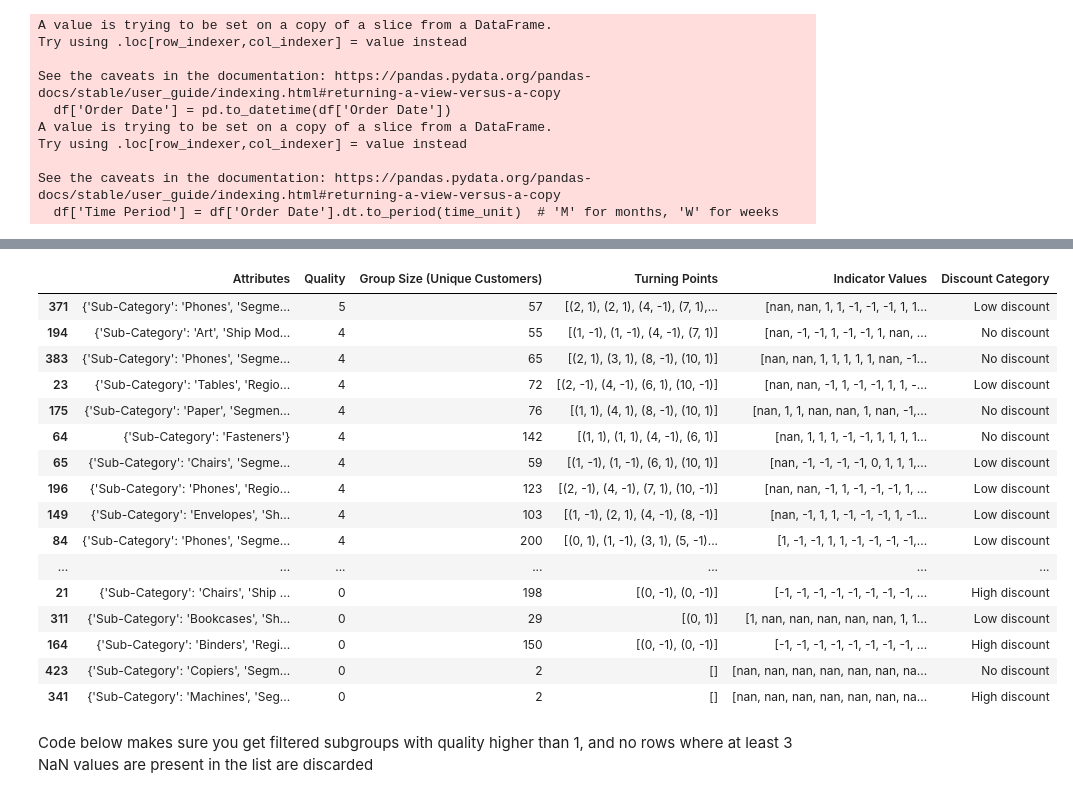
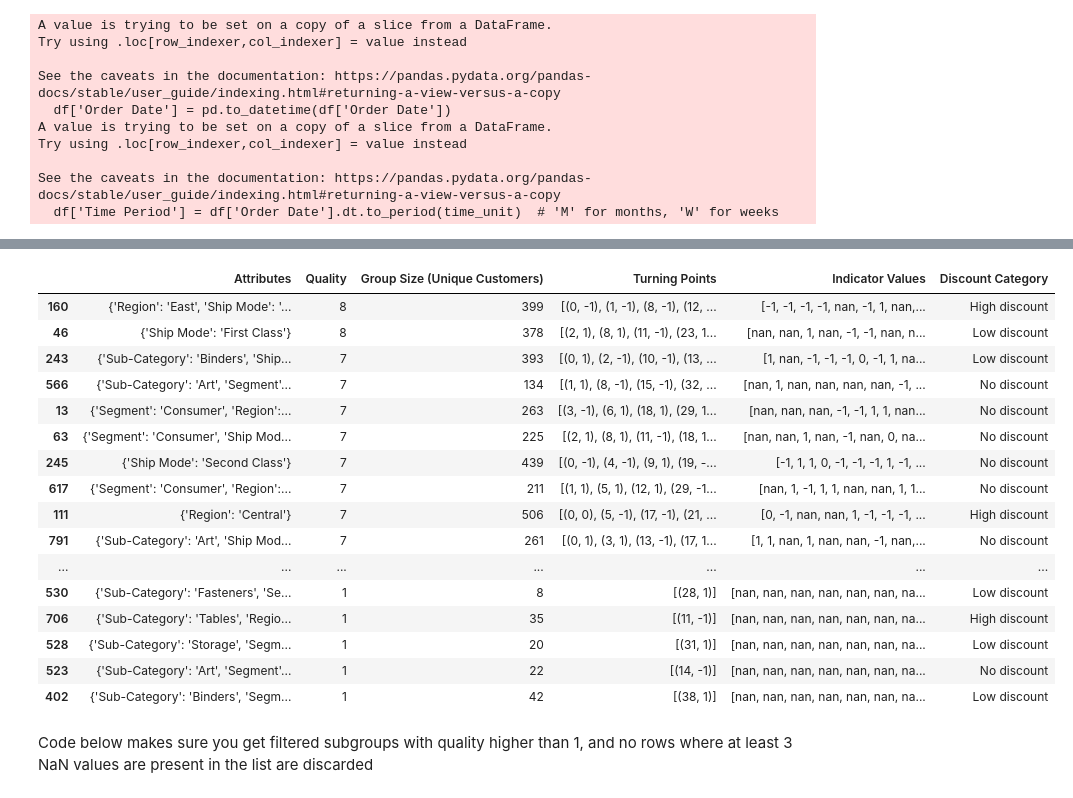
Before and after one commit to mauritzvanlingen/RTiDM-groep-2, a Jupyter notebook: subgroup_discovery.ipynb, the cells around one changed output, grey strips where cells are left out. Drawn from its saved outputs; the diff is of its cells as text; code cells hidden in the pictures.

```diff
--- a/subgroup_discovery.ipynb
+++ b/subgroup_discovery.ipynb
@@ -52,9 +52,20 @@ train_data = df[df['Order Date'] <= cutoff_date]
 # Test dataset: all data with the order date after 31 December 2016
 test_data = df[df['Order Date'] > cutoff_date]
 
+# Apply medium exponential smoothing to reduce the impact of outliers (on 'Profit' and 'Sales' columns)
+def apply_exponential_smoothing(data, alpha=0.01):
+    # Apply exponential smoothing to 'Profit' and 'Sales'
+    data['Profit'] = data['Profit'].ewm(alpha=alpha).mean()
+    data['Sales'] = data['Sales'].ewm(alpha=alpha).mean()
+    return data
+
+# Apply smoothing to both train and test datasets
+train_data = apply_exponential_smoothing(train_data)
+test_data = apply_exponential_smoothing(test_data)
+
 # Display the first few rows of the training dataset and the discount categories
-print("Training Data")
-print(train_data.shape)
+print("Training Data (After Exponential Smoothing)")
+print(train_data.head())
 
 # Plot the distribution of discount categories in the training data
 def plot_discount_category_distribution(df):
@@ -100,6 +111,6 @@ def plot_week_distribution(df):
 plot_month_distribution(train_data)
 plot_week_distribution(train_data)
 
-print("Training Data")
+print("Training Data (After Exponential Smoothing)")
 print(train_data.shape)
 # %% [output]
@@ -115,8 +151,8 @@ import pandas as pd
 import matplotlib.pyplot as plt
 
 # Extract the year-week format from 'Order Date' to group by week
-train_data['Year-Week'] = train_data['Order Date'].dt.to_period('M')
-test_data['Year-Week'] = test_data['Order Date'].dt.to_period('M')
+train_data['Year-Week'] = train_data['Order Date'].dt.to_period('W')
+test_data['Year-Week'] = test_data['Order Date'].dt.to_period('W')
 print(train_data.shape)
 # Group by 'Year-Week' and calculate the average sales per week for both datasets
 avg_sales_per_week_train = train_data.groupby('Year-Week')['Sales'].mean()
@@ -244,7 +280,7 @@ def discover_subgroups(df, attributes, k=5):
 
 # Example: Subgroup discovery based on 'Sub-Category', 'Segment', 'Region', and 'Ship Mode'
 attributes = ['Sub-Category', 'Segment', 'Region', 'Ship Mode']  # Variables for subgroup discovery
-best_subgroups_train = discover_subgroups(train_data, attributes, k=500)
+best_subgroups_train = discover_subgroups(train_data, attributes, k=900)
 
 # Convert the list of dictionaries (best_subgroups) into a DataFrame for better visualization
 subgroup_details_df_train = pd.DataFrame(best_subgroups_train)
@@ -321,7 +357,7 @@ def detect_turning_points(indicator_series, n_min=2):
     return turning_points
 
 # Apply the indicator function to each subgroup and detect turning points
-def analyze_subgroups_with_indicator(subgroups, df, controllable_attributes, target_attribute, time_unit='M', percentage=5, n_min=2):
+def analyze_subgroups_with_indicator(subgroups, df, controllable_attributes, target_attribute, time_unit='W', percentage=5, n_min=2):
     updated_subgroups = []
 
     # Ensure "Order Date" is in datetime format
@@ -414,9 +450,9 @@ subgroups = best_subgroups_train
 # Analyze the subgroups and find turning points (with consistent time periods for months)
 controllable_attributes = 'Discount Category'  # Using 'Discount Category' as the controllable attribute
 target_attribute = 'Profit'  # The target variable for the analysis
-time_unit = 'M'  # 'M' for months, 'W' for weeks
-percentage = 2  # Percentage difference threshold for turning point detection
-n_min = 2  # Minimum number of consecutive indicator values to confirm a turning point
+time_unit = 'W'  # 'M' for months, 'W' for weeks
+percentage = 3  # Percentage difference threshold for turning point detection
+n_min = 3  # Minimum number of consecutive indicator values to confirm a turning point
 
 # Analyze the subgroups and detect turning points (on a monthly or weekly basis)
 updated_subgroups = analyze_subgroups_with_indicator(subgroups, train_data, controllable_attributes, target_attribute, time_unit, percentage, n_min)
@@ -463,20 +499,20 @@ Skipping empty subgroup or reference group
 |  | Attributes | Quality | Group Size (Unique Customers) | Turning Points | Indicator Values | Discount Category |
-| 371 | {'Sub-Category': 'Phones', 'Segme... | 5 | 57 | [(2, 1), (2, 1), (4, -1), (7, 1),... | [nan, nan, 1, 1, -1, -1, -1, 1, 1... | Low discount |
-| 194 | {'Sub-Category': 'Art', 'Ship Mod... | 4 | 55 | [(1, -1), (1, -1), (4, -1), (7, 1)] | [nan, -1, -1, 1, -1, -1, 1, nan, ... | No discount |
-| 383 | {'Sub-Category': 'Phones', 'Segme... | 4 | 65 | [(2, 1), (3, 1), (8, -1), (10, 1)] | [nan, nan, 1, 1, 1, 1, 1, nan, -1... | No discount |
-| 23 | {'Sub-Category': 'Tables', 'Regio... | 4 | 72 | [(2, -1), (4, -1), (6, 1), (10, -1)] | [nan, nan, -1, 1, -1, -1, 1, 1, -... | Low discount |
-| 175 | {'Sub-Category': 'Paper', 'Segmen... | 4 | 76 | [(1, 1), (4, 1), (8, -1), (10, 1)] | [nan, 1, 1, nan, nan, 1, nan, -1,... | No discount |
-| 64 | {'Sub-Category': 'Fasteners'} | 4 | 142 | [(1, 1), (1, 1), (4, -1), (6, 1)] | [nan, 1, 1, 1, -1, -1, 1, 1, 1, 1... | No discount |
-| 65 | {'Sub-Category': 'Chairs', 'Segme... | 4 | 59 | [(1, -1), (1, -1), (6, 1), (10, 1)] | [nan, -1, -1, -1, -1, 0, 1, 1, 1,... | Low discount |
-| 196 | {'Sub-Category': 'Phones', 'Regio... | 4 | 123 | [(2, -1), (4, -1), (7, 1), (10, -1)] | [nan, nan, -1, 1, -1, -1, -1, 1, ... | Low discount |
-| 149 | {'Sub-Category': 'Envelopes', 'Sh... | 4 | 103 | [(1, -1), (2, 1), (4, -1), (8, -1)] | [nan, -1, 1, 1, -1, -1, -1, 1, -1... | Low discount |
-| 84 | {'Sub-Category': 'Phones', 'Segme... | 4 | 200 | [(0, 1), (1, -1), (3, 1), (5, -1)... | [1, -1, -1, 1, 1, -1, -1, -1, -1,... | Low discount |
+| 160 | {'Region': 'East', 'Ship Mode': '... | 8 | 399 | [(0, -1), (1, -1), (8, -1), (12, ... | [-1, -1, -1, -1, nan, -1, 1, nan,... | High discount |
+| 46 | {'Ship Mode': 'First Class'} | 8 | 378 | [(2, 1), (8, 1), (11, -1), (23, 1... | [nan, nan, 1, nan, -1, -1, nan, n... | Low discount |
+| 243 | {'Sub-Category': 'Binders', 'Ship... | 7 | 393 | [(0, 1), (2, -1), (10, -1), (13, ... | [1, nan, -1, -1, -1, 0, -1, 1, na... | Low discount |
+| 566 | {'Sub-Category': 'Art', 'Segment'... | 7 | 134 | [(1, 1), (8, -1), (15, -1), (32, ... | [nan, 1, nan, nan, nan, nan, -1, ... | No discount |
+| 13 | {'Segment': 'Consumer', 'Region':... | 7 | 263 | [(3, -1), (6, 1), (18, 1), (29, 1... | [nan, nan, nan, -1, -1, 1, 1, nan... | No discount |
+| 63 | {'Segment': 'Consumer', 'Ship Mod... | 7 | 225 | [(2, 1), (8, 1), (11, -1), (18, 1... | [nan, nan, 1, nan, -1, nan, 0, na... | No discount |
+| 245 | {'Ship Mode': 'Second Class'} | 7 | 439 | [(0, -1), (4, -1), (9, 1), (19, -... | [-1, 1, 1, 0, -1, -1, -1, 1, -1, ... | No discount |
+| 617 | {'Segment': 'Consumer', 'Region':... | 7 | 211 | [(1, 1), (5, 1), (12, 1), (29, -1... | [nan, 1, -1, 1, 1, nan, nan, 1, 1... | No discount |
+| 111 | {'Region': 'Central'} | 7 | 506 | [(0, 0), (5, -1), (17, -1), (21, ... | [0, -1, nan, nan, 1, -1, -1, -1, ... | High discount |
+| 791 | {'Sub-Category': 'Art', 'Ship Mod... | 7 | 261 | [(0, 1), (3, 1), (13, -1), (17, 1... | [1, 1, nan, 1, nan, nan, -1, nan,... | No discount |
 | ... | ... | ... | ... | ... | ... | ... |
-| 21 | {'Sub-Category': 'Chairs', 'Ship ... | 0 | 198 | [(0, -1), (0, -1)] | [-1, -1, -1, -1, -1, -1, -1, -1, ... | High discount |
-| 311 | {'Sub-Category': 'Bookcases', 'Sh... | 0 | 29 | [(0, 1)] | [1, nan, nan, nan, nan, nan, 1, 1... | Low discount |
-| 164 | {'Sub-Category': 'Binders', 'Regi... | 0 | 150 | [(0, -1), (0, -1)] | [-1, -1, -1, -1, -1, -1, -1, -1, ... | High discount |
-| 423 | {'Sub-Category': 'Copiers', 'Segm... | 0 | 2 | [] | [nan, nan, nan, nan, nan, nan, na... | No discount |
-| 341 | {'Sub-Category': 'Machines', 'Seg... | 0 | 2 | [] | [nan, nan, nan, nan, nan, nan, na... | High discount |
+| 530 | {'Sub-Category': 'Fasteners', 'Se... | 1 | 8 | [(28, 1)] | [nan, nan, nan, nan, nan, nan, na... | Low discount |
+| 706 | {'Sub-Category': 'Tables', 'Regio... | 1 | 35 | [(11, -1)] | [nan, nan, nan, nan, nan, nan, na... | High discount |
+| 528 | {'Sub-Category': 'Storage', 'Segm... | 1 | 20 | [(31, 1)] | [nan, nan, nan, nan, nan, nan, na... | Low discount |
+| 523 | {'Sub-Category': 'Art', 'Segment'... | 1 | 22 | [(14, -1)] | [nan, nan, nan, nan, nan, nan, na... | No discount |
+| 402 | {'Sub-Category': 'Binders', 'Segm... | 1 | 42 | [(38, 1)] | [nan, nan, nan, nan, nan, nan, na... | Low discount |
 # %% [markdown]
 Code below makes sure you get filtered subgroups with quality higher than 1, and no rows where at least 3 NaN values are present in the list are discarded
 # %%
```
Also changed, not shown: parts of 9 cells of this notebook.
